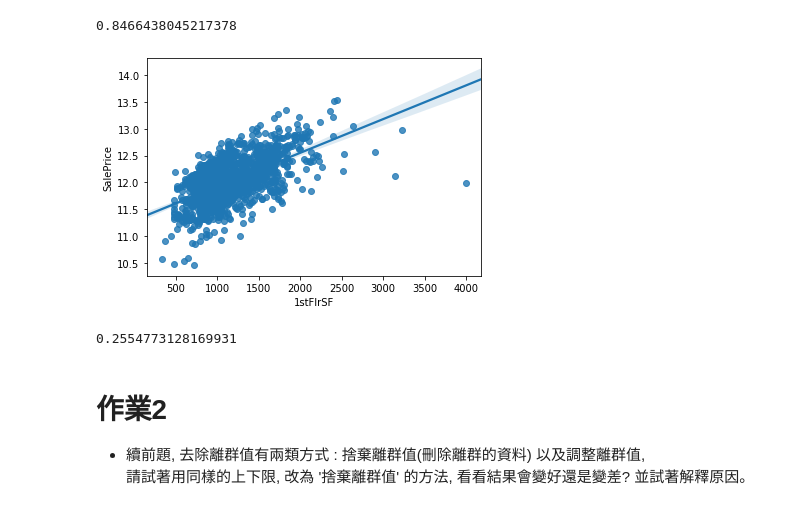
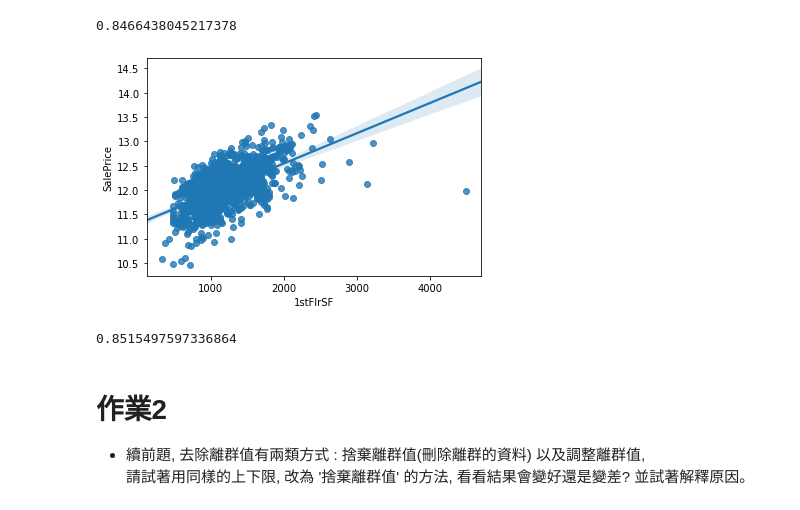
Before and after one commit to jerrymark611/3rd-ML100-Days, a Jupyter notebook: homework/Day_010_HW.ipynb, the cells around one changed output. Cells and saved outputs as stored; diff of their text form; code cells hidden in the pictures.

```diff
--- a/homework/Day_010_HW.ipynb
+++ b/homework/Day_010_HW.ipynb
@@ -73,19 +73,20 @@ cross_val_score(estimator, train_X, train_Y, cv=5).mean()
 # %%
 # 將 1stFlrSF 限制在你覺得適合的範圍內, 調整離群值
 """
 Your Code Here
 """
-df['1stFlrSF'] = df['1stFlrSF'].clip(0, 4000)
+
+df['1stFlrSF'] = df['1stFlrSF'].clip(0, 4500)
 sns.regplot(x = df['1stFlrSF'], y=train_Y)
 plt.show()
 
 # 做線性迴歸, 觀察分數
 train_X = MMEncoder.fit_transform(df)
 estimator = LinearRegression()
 cross_val_score(estimator, train_X, train_Y, cv=5).mean()
 # %% [output]
-[figure, old version]
+[figure, new version]
-0.2554773128169931
+0.8515497597336864
 # %% [markdown]
 # 作業2
 * 續前題, 去除離群值有兩類方式 :  捨棄離群值(刪除離群的資料) 以及調整離群值,
```
Also changed, not shown: parts of 1 cell of this notebook.
